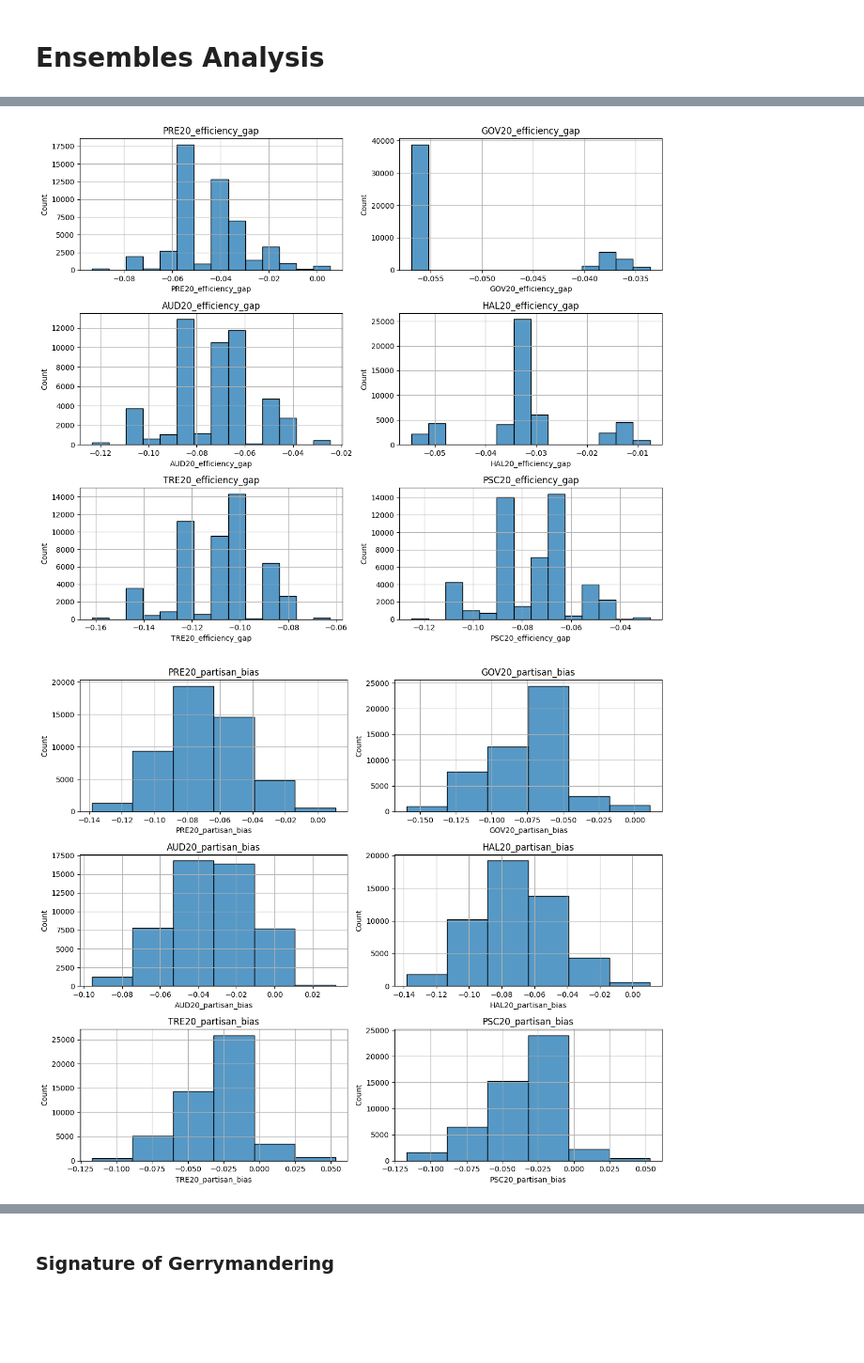
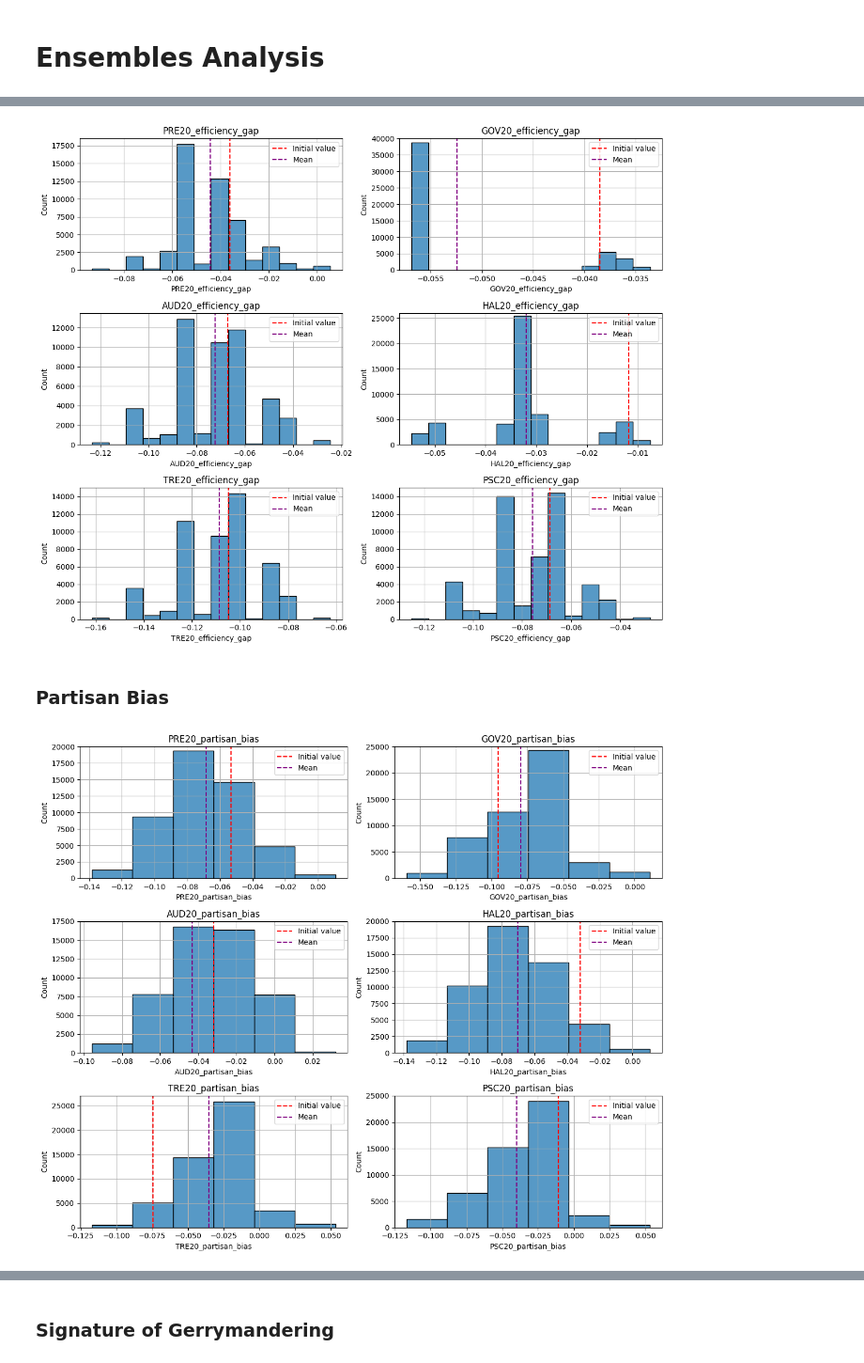
Before and after one commit to PedroPinheiro62/North-Dakota-Redistricting-Analysis, a Jupyter notebook: Ensembles Analysis.ipynb, the cells around one changed output, grey strips where cells are left out. Shown at 94% size. Drawn from its saved outputs; the diff is of its cells as text; code cells hidden in the pictures; blank space fills up the shorter version.

```diff
--- a/Ensembles Analysis.ipynb
+++ b/Ensembles Analysis.ipynb
@@ -36,9 +59,28 @@ fig, axes = plt.subplots(nrows=3, ncols=2, figsize=(12, 10))
 for i, column in enumerate(columns):
     row = i // 2
     col = i % 2
-    sns.histplot(df[column], bins=14, ax=axes[row, col])
+
+    # Set the maximum value of the y-axis
+    if column == 'PRE20_efficiency_gap':
+        ymax = 18500
+    elif column == 'GOV20_efficiency_gap':
+        ymax = 40000
+    elif column == 'AUD20_efficiency_gap':
+        ymax = 13500
+    elif column == 'HAL20_efficiency_gap':
+        ymax = 26000
+    elif column == 'TRE20_efficiency_gap':
+        ymax = 15000
+    elif column == 'PSC20_efficiency_gap':
+        ymax = 15000
+
     axes[row, col].set_title(column)
     axes[row, col].grid(True)
+    axes[row, col].vlines(x=df[column].iloc[0], ymin=0, ymax=ymax, color='red', linestyles='dashed')
+    axes[row, col].vlines(x=df[column].mean(), ymin=0, ymax=ymax, color='purple', linestyles='dashed')
+    sns.histplot(df[column], bins=14, ax=axes[row, col])
+    axes[row, col].set_ylim(0, ymax)
+    axes[row, col].legend(['Initial value', 'Mean'])
 
 # Adjust the spacing between subplots
 plt.tight_layout()
@@ -46,27 +88,48 @@ plt.tight_layout()
 # Show the plot
 plt.show()
 # %% [output]
-[figure, old version]
+[figure, new version]
+# %% [markdown]
+### Partisan Bias
 # %%
 # Draw histograms for "PRE20_partisan_bias", "GOV20_partisan_bias", "AUD20_partisan_bias", "HAL20_partisan_bias", "TRE20_partisan_bias", "PSC20_partisan_bias" columns using Seaborn
 
 columns = ['PRE20_partisan_bias', 'GOV20_partisan_bias', 'AUD20_partisan_bias', 'HAL20_partisan_bias', 'TRE20_partisan_bias', 'PSC20_partisan_bias']
 
 # Create a figure and axes for the grid
 fig, axes = plt.subplots(nrows=3, ncols=2, figsize=(12, 10))
 
 # Iterate over the columns and plot the histograms
 for i, column in enumerate(columns):
     row = i // 2
     col = i % 2
-    sns.histplot(df[column], bins=6, ax=axes[row, col])
+
+    # Set the maximum value of the y-axis
+    if column == 'PRE20_partisan_bias':
+        ymax = 20000
+    elif column == 'GOV20_partisan_bias':
+        ymax = 25000
+    elif column == 'AUD20_partisan_bias':
+        ymax = 17500
+    elif column == 'HAL20_partisan_bias':
+        ymax = 20000
+    elif column == 'TRE20_partisan_bias':
+        ymax = 27000
+    elif column == 'PSC20_partisan_bias':
+        ymax = 25000
+
     axes[row, col].set_title(column)
     axes[row, col].grid(True)
+    axes[row, col].vlines(x=df[column].iloc[0], ymin=0, ymax=ymax, color='red', linestyles='dashed')
+    axes[row, col].vlines(x=df[column].mean(), ymin=0, ymax=ymax, color='purple', linestyles='dashed')
+    sns.histplot(df[column], bins=6, ax=axes[row, col])
+    axes[row, col].set_ylim(0, ymax)
+    axes[row, col].legend(['Initial value', 'Mean'])
 
 # Adjust the spacing between subplots
 plt.tight_layout()
 
 # Show the plot
 plt.show()
 # %% [output]
-[figure, old version]
+[figure, new version]
```
Also changed, not shown: parts of 14 cells of this notebook.
